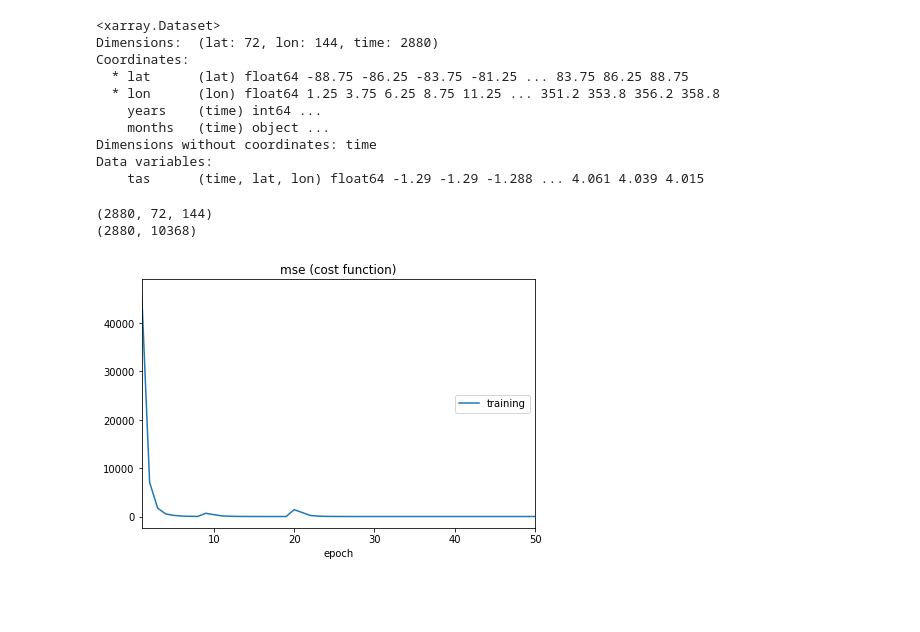
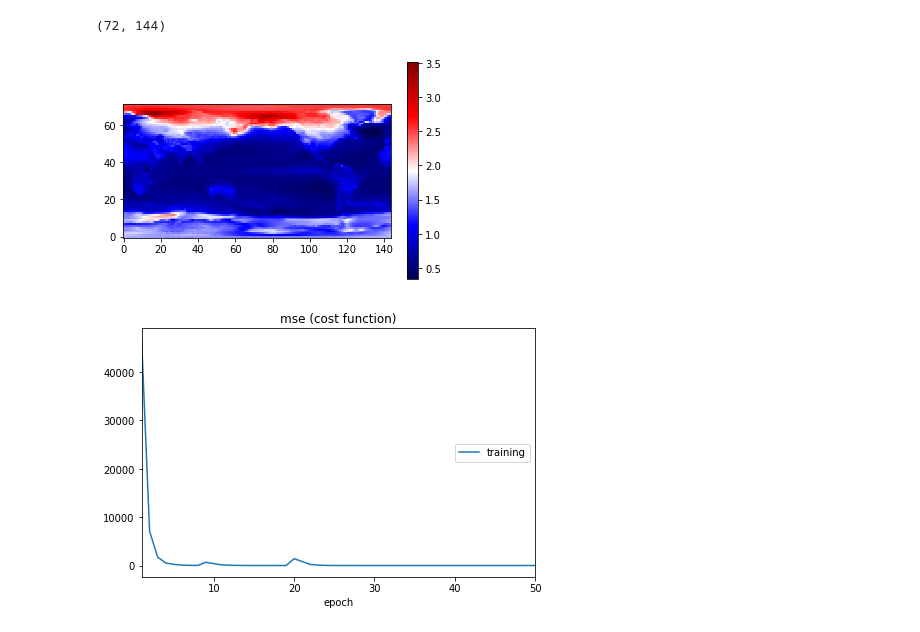
Before and after one commit to bgroenks96/cmip-embeddings, a Jupyter notebook: deep_embeddings.ipynb, the cells around one changed output. Cells and saved outputs as stored; diff of their text form; code cells hidden in the pictures; blank space fills up the shorter version.

```diff
--- a/deep_embeddings.ipynb
+++ b/deep_embeddings.ipynb
@@ -29,27 +28,0 @@ sklearn version: 0.19.2
-# %%
-X_ds = xr.open_dataset('data/rcp26/MIROC5/rcp26_MIROC5_grid.nc')
-X_arr = X_ds['tas'].values
-shape = X_arr.shape
-X_monthly = X_arr.reshape((int(shape[0] / 12), 12, shape[1], shape[2]))
-monthly_means = np.mean(X_monthly, axis=0)
-X_monthly_c = X_monthly - monthly_means
-X_c = X_monthly_c.reshape(shape)
-X_flat = X_arr.reshape((X_arr.shape[0], X_arr.shape[1]*X_arr.shape[2]))
-print(X_ds)
-# %% [output]
-<xarray.Dataset>
-Dimensions:  (lat: 72, lon: 144, time: 2880)
-Coordinates:
-  * lat      (lat) float64 -88.75 -86.25 -83.75 -81.25 ... 83.75 86.25 88.75
-  * lon      (lon) float64 1.25 3.75 6.25 8.75 11.25 ... 351.2 353.8 356.2 358.8
-    years    (time) int64 ...
-    months   (time) object ...
-Dimensions without coordinates: time
-Data variables:
-    tas      (time, lat, lon) float64 -1.29 -1.29 -1.288 ... 4.061 4.039 4.015
-# %%
-print(X_c.shape)
-print(X_flat.shape)
-# %% [output]
-(2880, 72, 144)
-(2880, 10368)
@@ -56,3 +39,12 @@ print(X_flat.shape)
+# %%
+stdev = X_ccsm4.std(dim='time').to_array().values.reshape((72, 144))
+print(stdev.shape)
+plt.imshow(stdev, origin='lower', cmap='seismic')
+plt.colorbar()
+plt.show()
+# %% [output]
+(72, 144)
+[figure, added]
 # %%
 from keras.layers import Input, Dense, BatchNormalization
 from keras.regularizers import l1,l2
```
Also changed, not shown: parts of 6 cells of this notebook, 4 other files.
